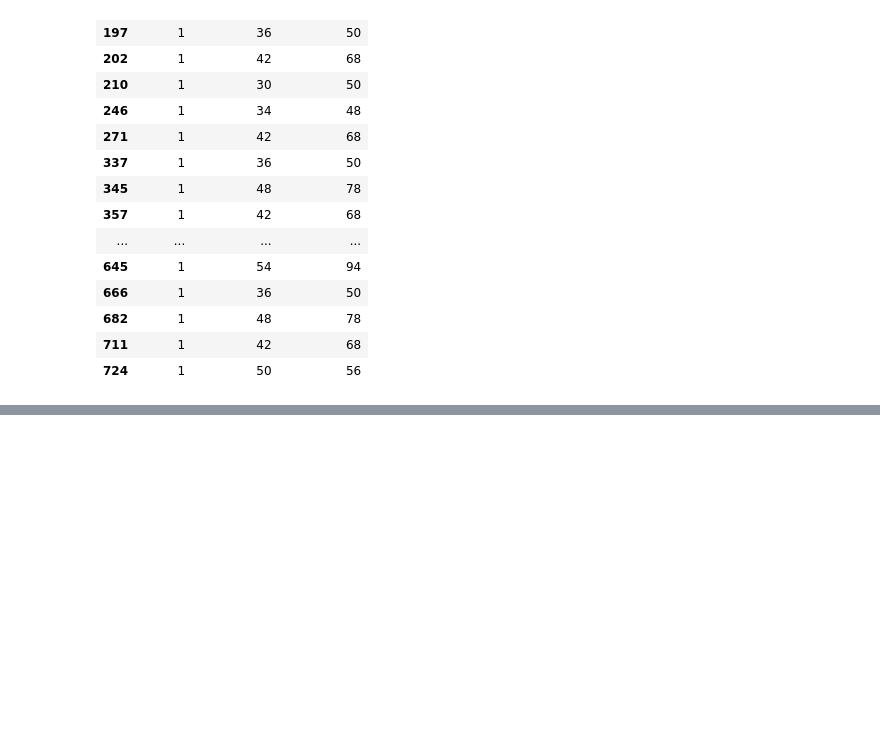
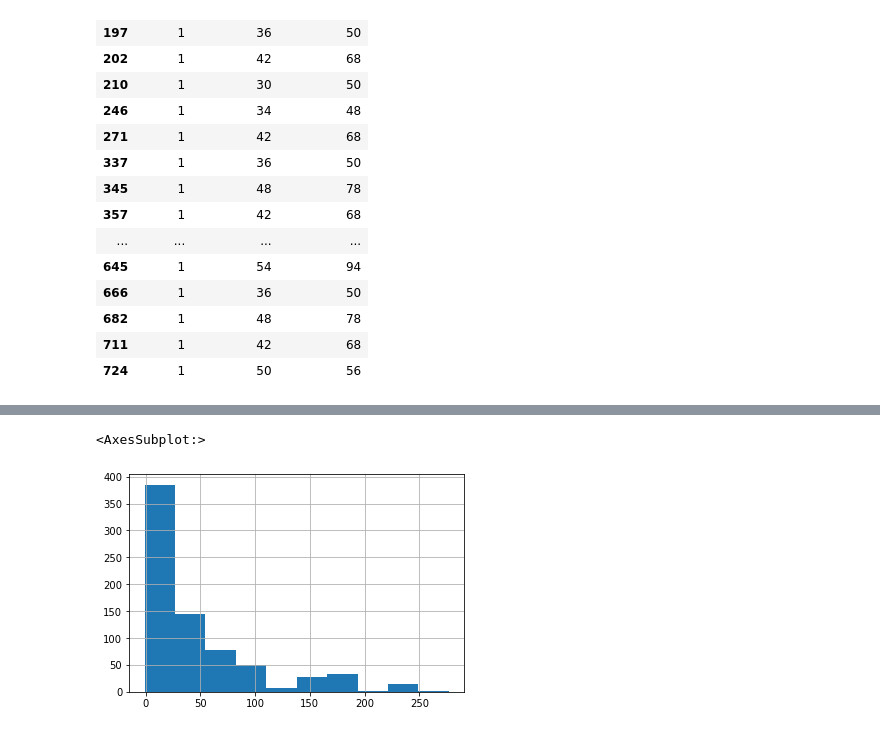
Before and after one commit to reenasheoran/Glassdoor_Salary_Prediction, a Jupyter notebook: notebooks/EDA.ipynb, the cells around one changed output, grey strips where cells are left out. Drawn from its saved outputs; the diff is of its cells as text; code cells hidden in the pictures; blank space fills up the shorter version.

```diff
--- a/notebooks/EDA.ipynb
+++ b/notebooks/EDA.ipynb
@@ -136,0 +186,5 @@ df[df.hourly ==1][['hourly','min_salary','max_salary']]
+# %%
+df['Company Age'].hist()
+# %% [output]
+<AxesSubplot:>
+[figure, added]
```
Also changed, not shown: parts of 26 cells of this notebook, 1 other file.
